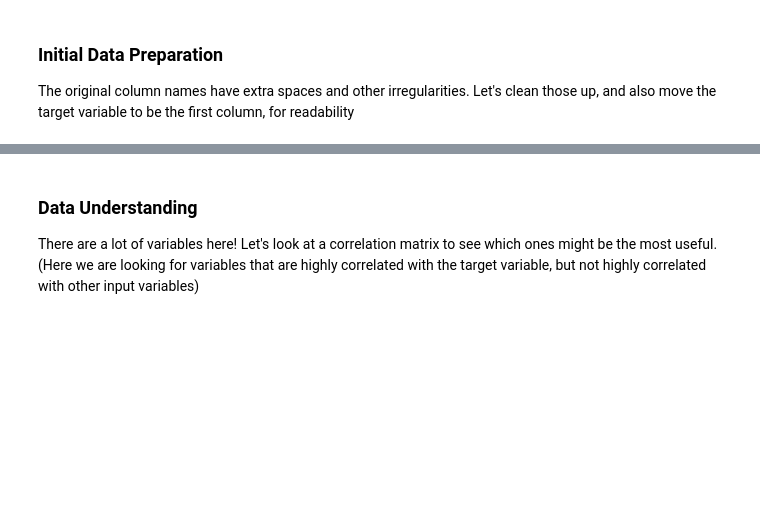
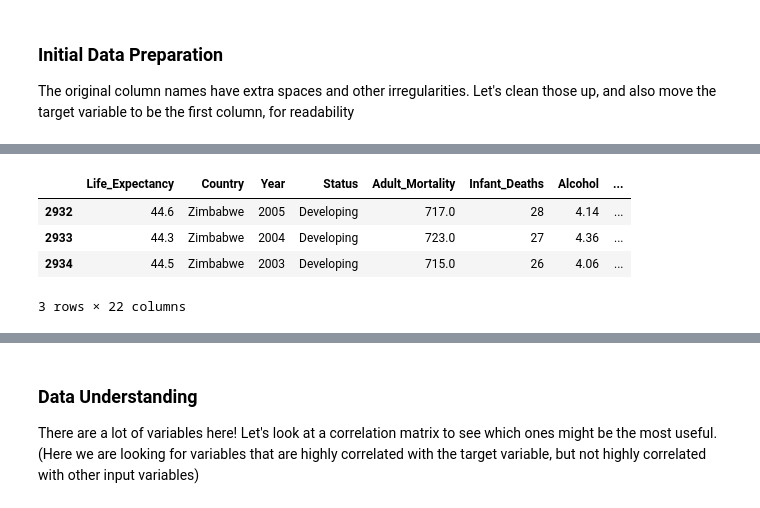
Before and after one commit to Jaccomando/inferential-modeling-workflow-west-ds-082420, a Jupyter notebook: Inferential_modeling.ipynb, the cells around one changed output, grey strips where cells are left out. Drawn from its saved outputs; the diff is of its cells as text; code cells hidden in the pictures; blank space fills up the shorter version.

```diff
--- a/Inferential_modeling.ipynb
+++ b/Inferential_modeling.ipynb
@@ -64,0 +99,8 @@ df.head()
+# %%
+df[df["Adult_Mortality"] > 700]
+# %% [output]
+|  | Life_Expectancy | Country | Year | Status | Adult_Mortality | Infant_Deaths | Alcohol | ... |
+| 2932 | 44.6 | Zimbabwe | 2005 | Developing | 717.0 | 28 | 4.14 | ... |
+| 2933 | 44.3 | Zimbabwe | 2004 | Developing | 723.0 | 27 | 4.36 | ... |
+| 2934 | 44.5 | Zimbabwe | 2003 | Developing | 715.0 | 26 | 4.06 | ... |
+3 rows × 22 columns
```
Also changed, not shown: parts of 30 cells of this notebook, 9 other files.
